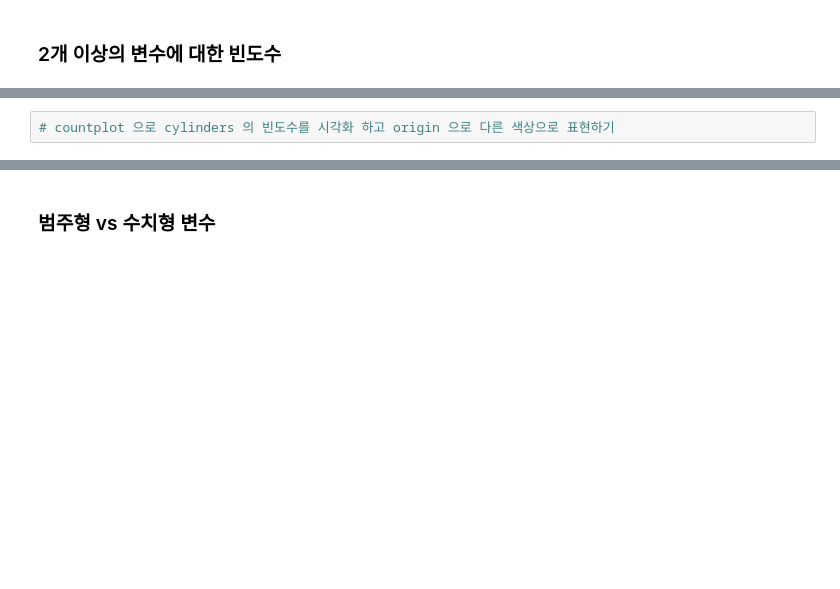
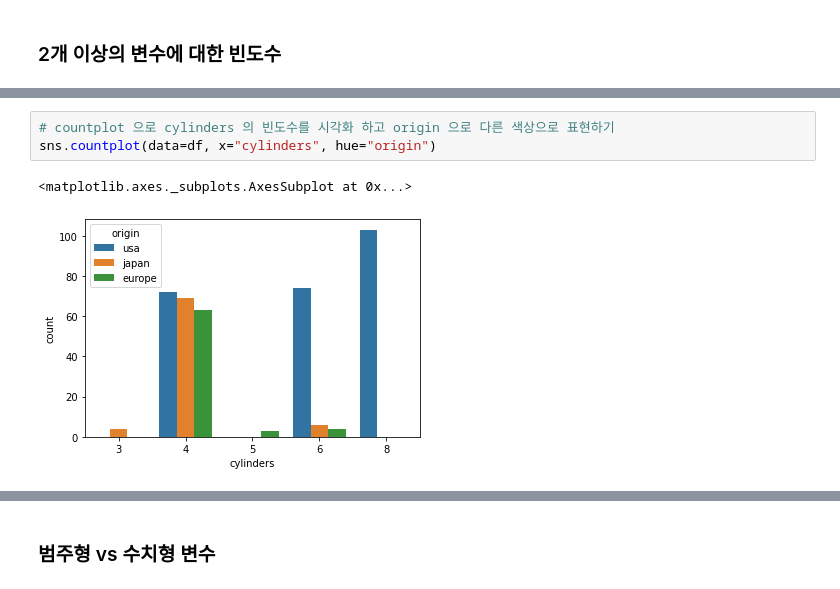
Before and after one commit to prrrosy/Data_Science, a Jupyter notebook: 5.4 파이썬 EDA-범주형 변수-input.ipynb, the cells around one changed output, grey strips where cells are left out. Saved outputs shown, nothing was run; the diff lists cells and outputs as text; blank space fills up the shorter version.

```diff
--- a/5.4 파이썬 EDA-범주형 변수-input.ipynb
+++ b/5.4 파이썬 EDA-범주형 변수-input.ipynb
@@ -47,4 +133,8 @@ print(sns.__version__)
 # %%
 # countplot 으로 cylinders 의 빈도수를 시각화 하고 origin 으로 다른 색상으로 표현하기
+sns.countplot(data=df, x="cylinders", hue="origin")
+# %% [output]
+<matplotlib.axes._subplots.AxesSubplot at 0x...>
+[figure, added]
 # %%
 # pd.crosstab 으로 시각화한 값 직접 구하기
```
Also changed, not shown: parts of 36 cells of this notebook.
